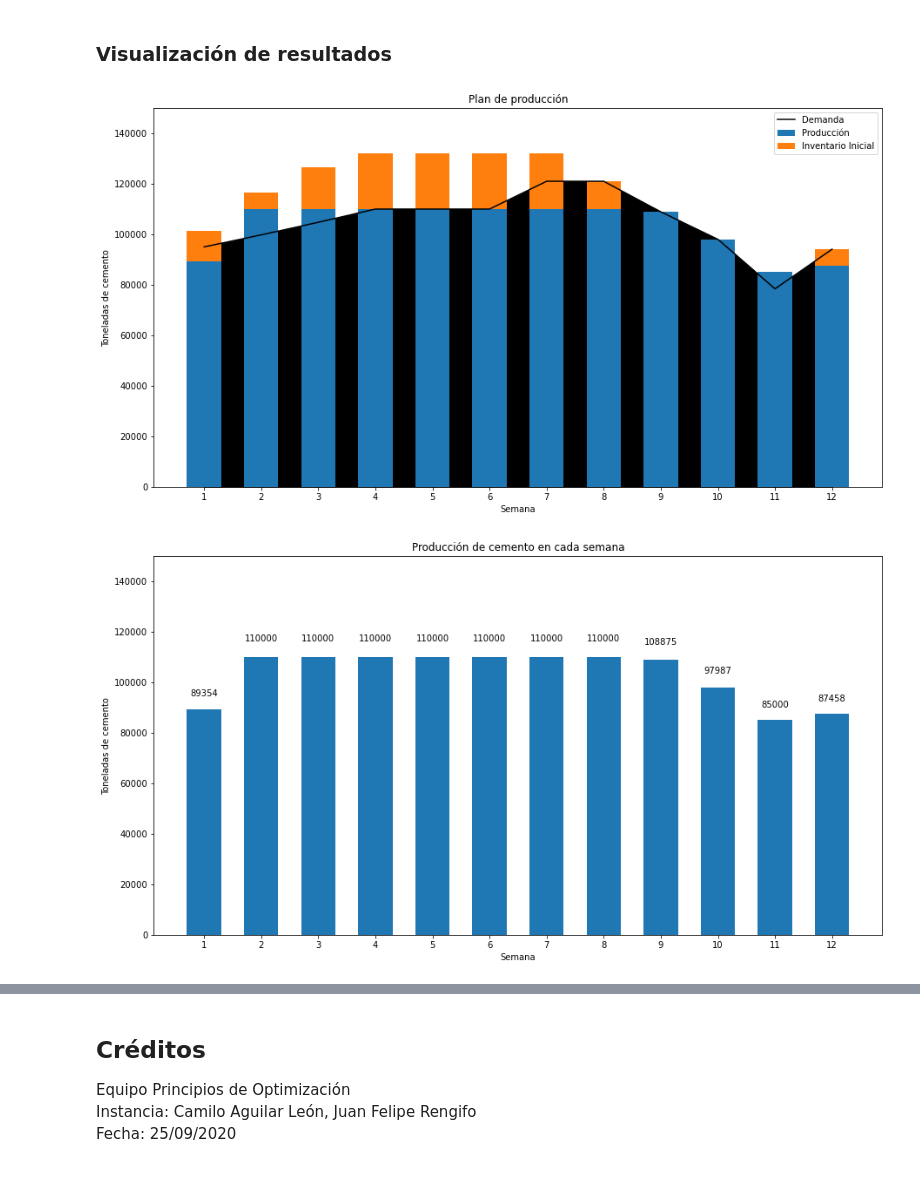
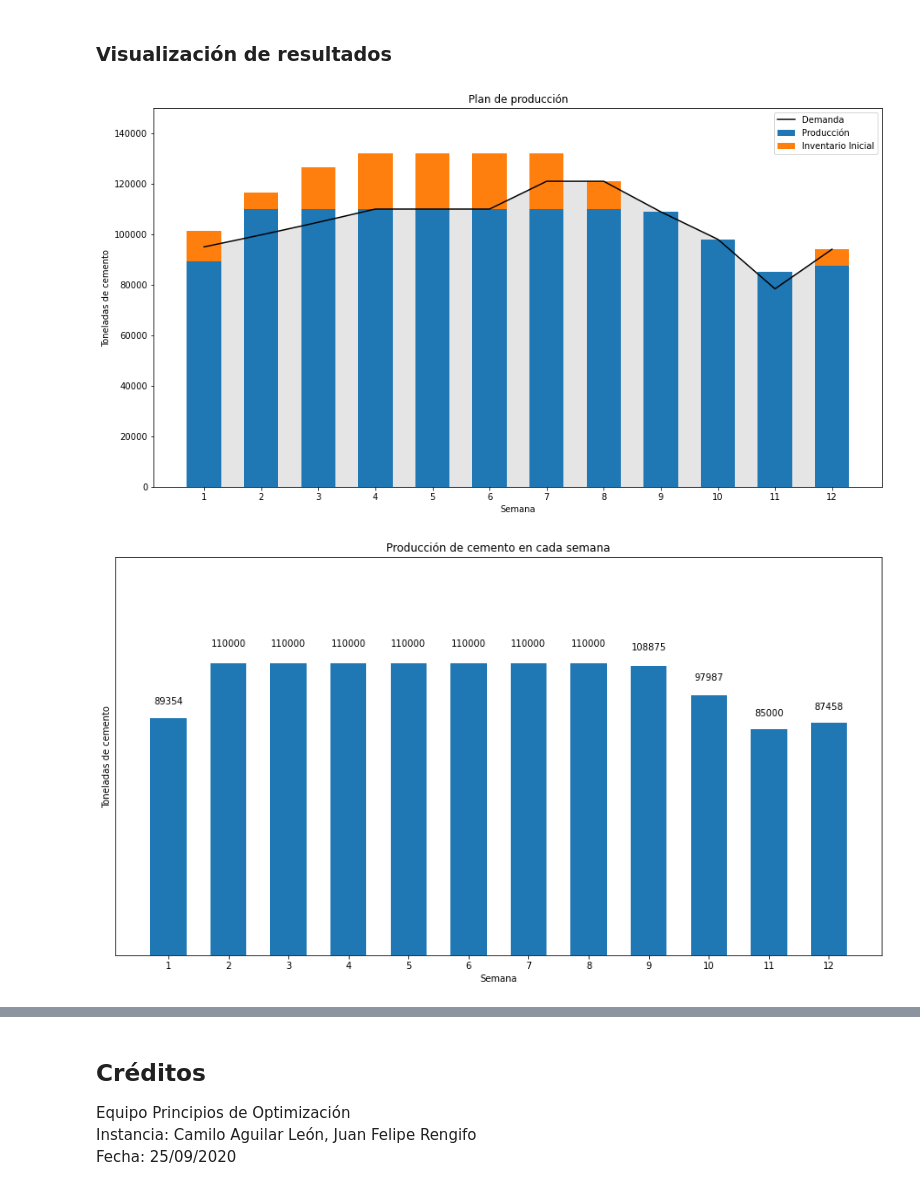
Before and after one commit to copa-uniandes/optimizacion, a Jupyter notebook: _sources/Soluciones/Inventarios-vis.ipynb, the cells around one changed output, grey strips where cells are left out. Drawn from its saved outputs; the diff is of its cells as text; code cells hidden in the pictures.

```diff
--- a/_sources/Soluciones/Inventarios-vis.ipynb
+++ b/_sources/Soluciones/Inventarios-vis.ipynb
@@ -256,7 +256,7 @@ fig3, ax1 = plt.subplots(figsize=(15,8)) #se crea la gráfica donde se va a visu
 p1 = ax1.bar(S, Prod, width=0.6, tick_label=S) #se añaden las barras de producción a la gráfica
 p2 = ax1.bar(S, Inv_I, bottom=Prod, width=0.6, tick_label=S) #se añaden las barras de inventario inicial a la gráfica (encima de las de producción)
 l1 = ax1.plot(S, d.values(), color="black") #se añaden una línea, que representa la demanda, a la gráfica que representa la demanda
-ax1.fill_between(S,d.values(),color="black") #se rellena el área bajo la curva de demanda
+ax1.fill_between(S,d.values(),color="black",alpha=0.1) #se rellena el área bajo la curva de demanda
 
 ax1.set_title('Plan de producción') #se añade el titulo de la gráfica
 ax1.set_xlabel('Semana') #se añade el label del eje x
@@ -273,34 +273,34 @@ rects1=ax2.bar(S, Prod, width=0.6, tick_label=S) #se añaden las barras a la gr
 
 #se añaden los labels a cada barra con el número de toneladas de cemento producidas cada semana
 for rect in rects1:
     height = rect.get_height()
     ax2.text(rect.get_x() + rect.get_width()/2., 1.05*height,'%d' % int(height), ha='center', va='bottom')
 
 ax2.set_title('Producción de cemento en cada semana') #se añade el titulo de la gráfica
 ax2.set_xlabel('Semana') #se añade el label del eje x
 ax2.set_ylabel('Toneladas de cemento') #se añade el label del eje y
 ax2.set_ylim([0,150000]) #se establece el rango del eje y
-
+ax2.set_yticks([]) #se eliminan los números del eje y
 
 #-----------------------------
 #    Inventario Final
 #-----------------------------
 fig2, ax3 = plt.subplots(figsize=(15,8)) #se crea la gráfica donde se va a visualizar el inventario al final de cada semana
 rects2=ax3.bar(S, Inv_F, width=0.6, tick_label=S, color="orange") #se añaden las barras a la gráfica
 
 #se añaden los labels a cada barra con el número de toneladas de cemento en inventario al final de cada semana
 for rect in rects2:
     height = rect.get_height()
     ax3.text(rect.get_x() + rect.get_width()/2., 1.05*height,'%d' % int(height), ha='center', va='bottom')
 
 ax3.set_title('Inventario de cemento al final de cada semana') #se añade el titulo de la gráfica
 ax3.set_xlabel('Semana') #se añade el label del eje x
 ax3.set_ylabel('Toneladas de cemento') #se añade el label del eje y
 ax3.set_ylim([0,150000]) #se establece el rango del eje y
-
+ax3.set_yticks([]) #se eliminan los números del eje y
 
 #se muestran las gráficas
 plt.show()
 # %% [output]
-[figure, old version]
+[figure, new version]
-[figure, old version]
+[figure, new version]
```
Also changed, not shown: parts of 1 cell of this notebook, 27 other files.
